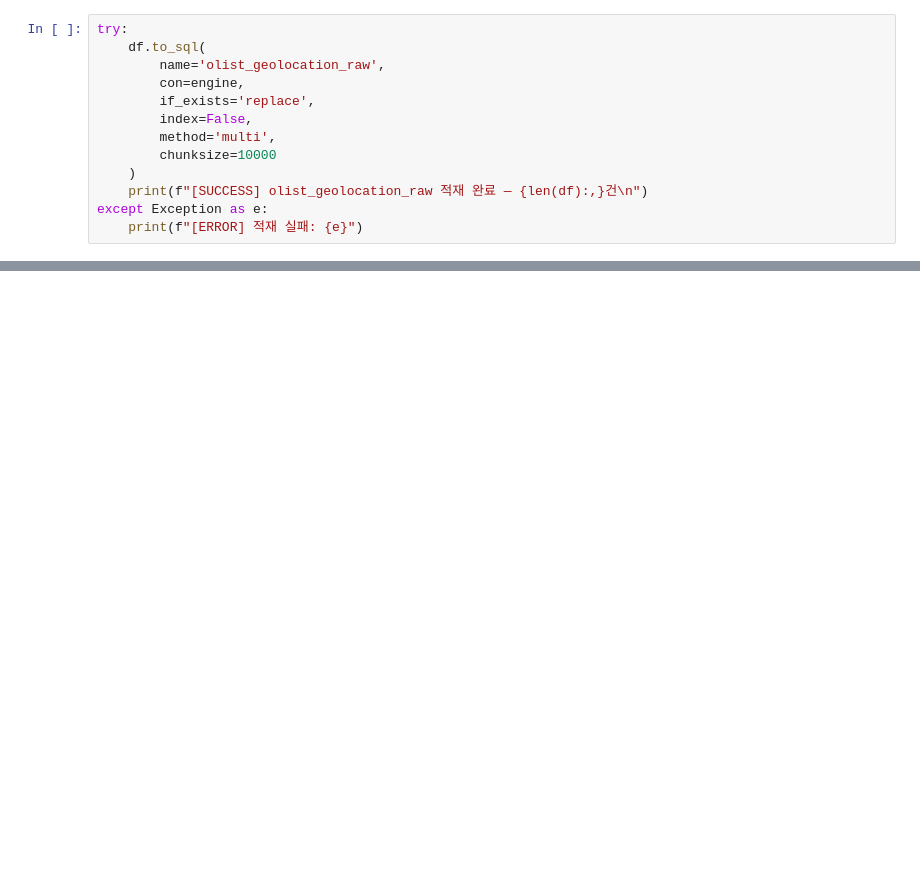
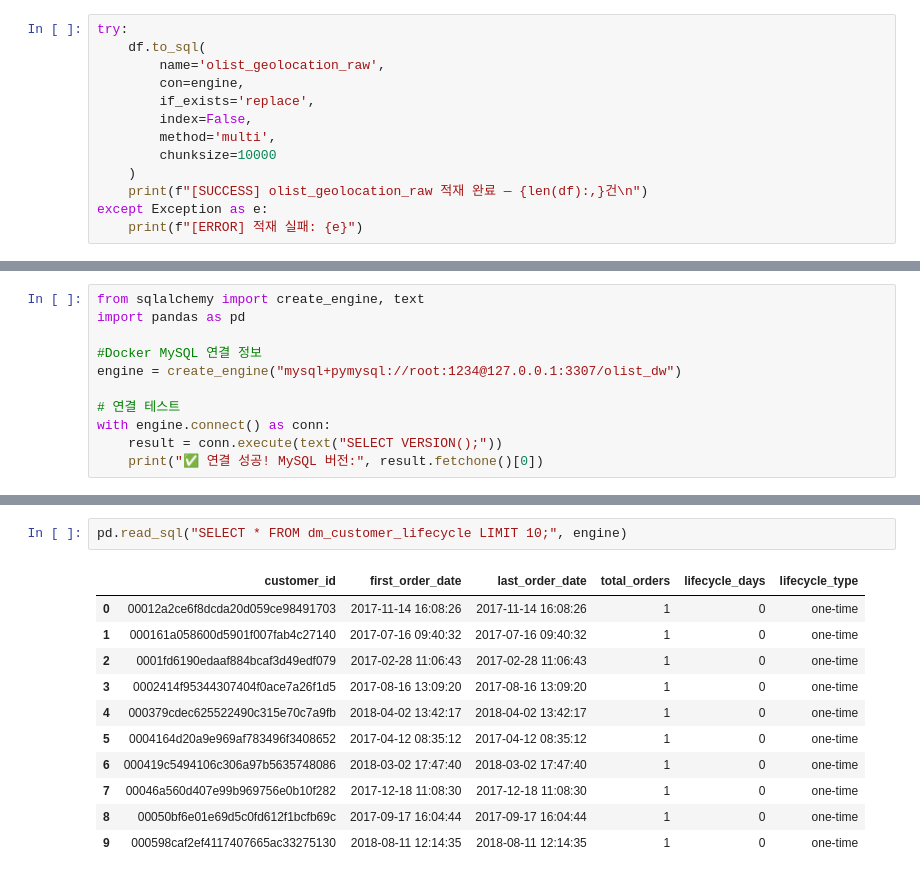
Before and after one commit to yeoyun/Brazilian-E-Commerce-by-Olist, a Jupyter notebook: 00.preprocess/test.ipynb, the cells around one changed output, grey strips where cells are left out. Cells and saved outputs as stored; diff of their text form; blank space fills up the shorter version.

Commit message:
feat : 각 분석 실행
플랫폼(Olist) -> 지역 -> 고객행동 -> 감성분석 흐름

```diff
--- a/00.preprocess/test.ipynb
+++ b/00.preprocess/test.ipynb
@@ -91,0 +112,11 @@ with engine.connect() as conn:
+# %%
+from sqlalchemy import create_engine, text
+import pandas as pd
+
+#Docker MySQL 연결 정보
+engine = create_engine("mysql+pymysql://root:1234@127.0.0.1:3307/olist_dw")
+
+# 연결 테스트
+with engine.connect() as conn:
+    result = conn.execute(text("SELECT VERSION();"))
+    print("✅ 연결 성공! MySQL 버전:", result.fetchone()[0])
@@ -91,0 +178,14 @@ with engine.connect() as conn:
+# %%
+pd.read_sql("SELECT * FROM dm_customer_lifecycle LIMIT 10;", engine)
+# %% [output]
+|  | customer_id | first_order_date | last_order_date | total_orders | lifecycle_days | lifecycle_type |
+| 0 | 00012a2ce6f8dcda20d059ce98491703 | 2017-11-14 16:08:26 | 2017-11-14 16:08:26 | 1 | 0 | one-time |
+| 1 | 000161a058600d5901f007fab4c27140 | 2017-07-16 09:40:32 | 2017-07-16 09:40:32 | 1 | 0 | one-time |
+| 2 | 0001fd6190edaaf884bcaf3d49edf079 | 2017-02-28 11:06:43 | 2017-02-28 11:06:43 | 1 | 0 | one-time |
+| 3 | 0002414f95344307404f0ace7a26f1d5 | 2017-08-16 13:09:20 | 2017-08-16 13:09:20 | 1 | 0 | one-time |
+| 4 | 000379cdec625522490c315e70c7a9fb | 2018-04-02 13:42:17 | 2018-04-02 13:42:17 | 1 | 0 | one-time |
+| 5 | 0004164d20a9e969af783496f3408652 | 2017-04-12 08:35:12 | 2017-04-12 08:35:12 | 1 | 0 | one-time |
+| 6 | 000419c5494106c306a97b5635748086 | 2018-03-02 17:47:40 | 2018-03-02 17:47:40 | 1 | 0 | one-time |
+| 7 | 00046a560d407e99b969756e0b10f282 | 2017-12-18 11:08:30 | 2017-12-18 11:08:30 | 1 | 0 | one-time |
+| 8 | 00050bf6e01e69d5c0fd612f1bcfb69c | 2017-09-17 16:04:44 | 2017-09-17 16:04:44 | 1 | 0 | one-time |
+| 9 | 000598caf2ef4117407665ac33275130 | 2018-08-11 12:14:35 | 2018-08-11 12:14:35 | 1 | 0 | one-time |
```
Also changed, not shown: parts of 19 cells of this notebook, 41 other files.
